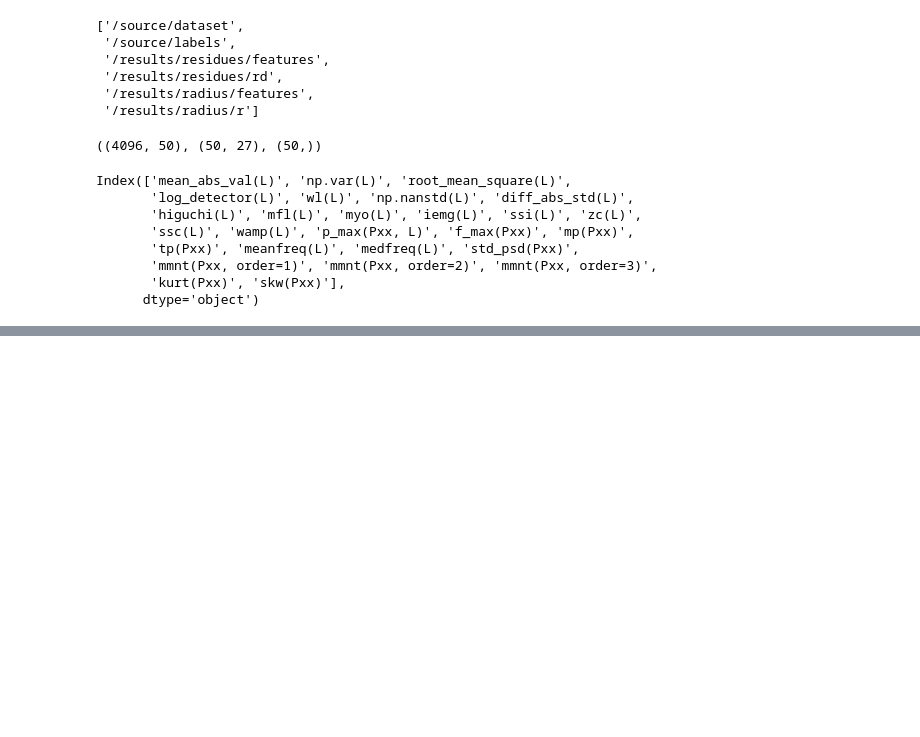
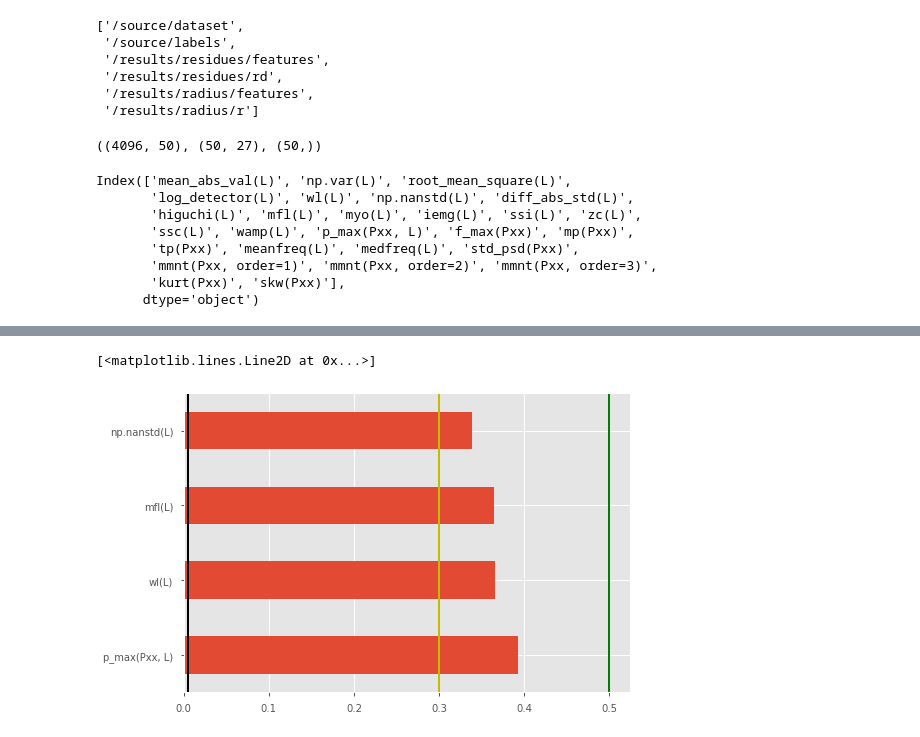
Before and after one commit to spolex/spiral, a Jupyter notebook: notebooks/202011_spiral__extracted_features_exploration.ipynb, the cells around one changed output, grey strips where cells are left out. Saved outputs shown, nothing was run; the diff lists cells and outputs as text; code cells hidden in the pictures; blank space fills up the shorter version.

```diff
--- a/notebooks/202011_spiral__extracted_features_exploration.ipynb
+++ b/notebooks/202011_spiral__extracted_features_exploration.ipynb
@@ -54,6 +70,8 @@ Index(['mean_abs_val(L)', 'np.var(L)', 'root_mean_square(L)',
        'mmnt(Pxx, order=1)', 'mmnt(Pxx, order=2)', 'mmnt(Pxx, order=3)',
        'kurt(Pxx)', 'skw(Pxx)'],
       dtype='object')
+# %%
+df=rd_features.join(labels)
 # %%
 rd_rd.plot(legend=False)
 # %% [output]
@@ -61,0 +80,3 @@ rd_rd.plot(legend=False)
+# %%
+corrMatrix = df.corr().abs()
+print (corrMatrix)
@@ -62,2 +101,10 @@ rd_rd.plot(legend=False)
+# %%
+corrMatrix.labels.sort_values(ascending=False)[1:5].plot.barh()
+plt.plot([0.5, 0.5],[-1.0,10.0], 'g-', lw=2)
+plt.plot([0.3, 0.3],[-1.0,10.0], 'y-', lw=2)
+plt.plot([0.005, 0.005],[-1.0,10.0], 'k-', lw=2)
+# %% [output]
+[<matplotlib.lines.Line2D at 0x...>]
+[figure, added]
 # %%
 hdf.close()
```
Also changed, not shown: parts of 5 cells of this notebook.
